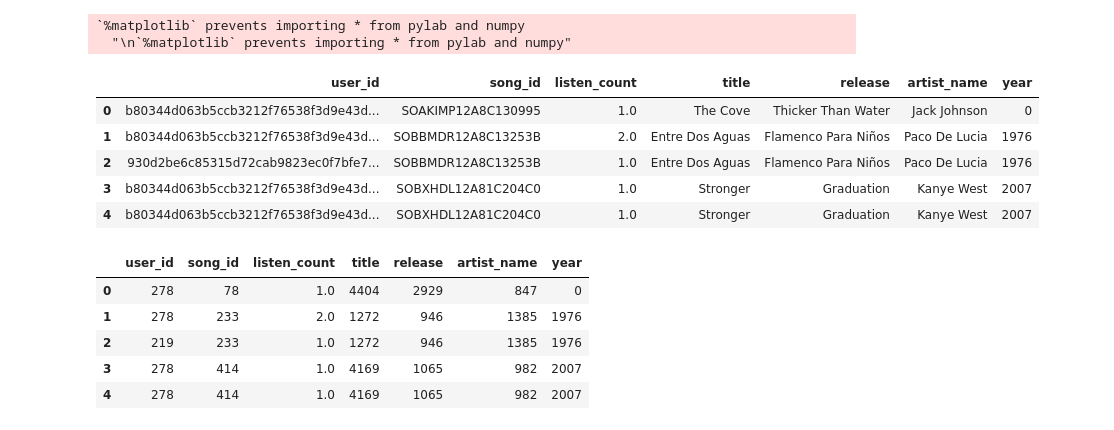
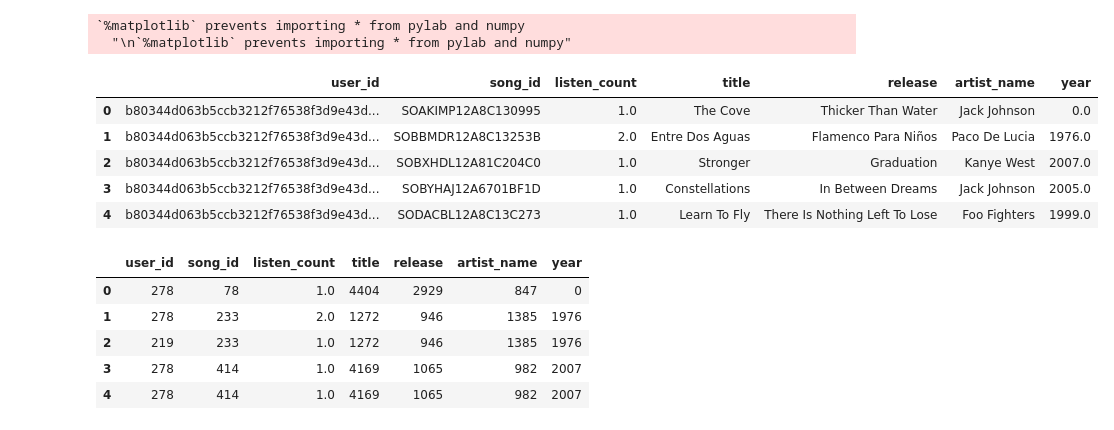
Before and after one commit to kiteena/257teamproject-recommendation, a Jupyter notebook: Feature Identification and K-Means Clustering.ipynb, the cells around one changed output. Drawn from its saved outputs; the diff is of its cells as text; code cells hidden in the pictures.

```diff
--- a/Feature Identification and K-Means Clustering.ipynb
+++ b/Feature Identification and K-Means Clustering.ipynb
@@ -27,20 +29,24 @@ Populating the interactive namespace from numpy and matplotlib
 # %%
 # datasets provided by https://github.com/llSourcell/recommender_live
 dataset1 = '/home/kristina/Downloads/10000.txt'
 dataset2 = '/home/kristina/Downloads/song_data.csv'
 
 temp_df1 = pd.read_csv(dataset1, sep="\t", names =["user_id", "song_id", "listen_count"])
 temp_df2 = pd.read_csv(dataset2)
 
-final_df = pd.merge(temp_df1, temp_df2)
+#print(len(temp_df1))
+#print(len(temp_df2))
+
+#final_df = pd.merge(temp_df1, temp_df2)
+final_df = pd.merge(temp_df1, temp_df2.drop_duplicates(['song_id']), on="song_id", how="left")
 final_df.head()
 # %% [output]
 |  | user_id | song_id | listen_count | title | release | artist_name | year |
-| 0 | b80344d063b5ccb3212f76538f3d9e43d... | SOAKIMP12A8C130995 | 1.0 | The Cove | Thicker Than Water | Jack Johnson | 0 |
-| 1 | b80344d063b5ccb3212f76538f3d9e43d... | SOBBMDR12A8C13253B | 2.0 | Entre Dos Aguas | Flamenco Para Niños | Paco De Lucia | 1976 |
-| 2 | 930d2be6c85315d72cab9823ec0f7bfe7... | SOBBMDR12A8C13253B | 1.0 | Entre Dos Aguas | Flamenco Para Niños | Paco De Lucia | 1976 |
-| 3 | b80344d063b5ccb3212f76538f3d9e43d... | SOBXHDL12A81C204C0 | 1.0 | Stronger | Graduation | Kanye West | 2007 |
-| 4 | b80344d063b5ccb3212f76538f3d9e43d... | SOBXHDL12A81C204C0 | 1.0 | Stronger | Graduation | Kanye West | 2007 |
+| 0 | b80344d063b5ccb3212f76538f3d9e43d... | SOAKIMP12A8C130995 | 1.0 | The Cove | Thicker Than Water | Jack Johnson | 0.0 |
+| 1 | b80344d063b5ccb3212f76538f3d9e43d... | SOBBMDR12A8C13253B | 2.0 | Entre Dos Aguas | Flamenco Para Niños | Paco De Lucia | 1976.0 |
+| 2 | b80344d063b5ccb3212f76538f3d9e43d... | SOBXHDL12A81C204C0 | 1.0 | Stronger | Graduation | Kanye West | 2007.0 |
+| 3 | b80344d063b5ccb3212f76538f3d9e43d... | SOBYHAJ12A6701BF1D | 1.0 | Constellations | In Between Dreams | Jack Johnson | 2005.0 |
+| 4 | b80344d063b5ccb3212f76538f3d9e43d... | SODACBL12A8C13C273 | 1.0 | Learn To Fly | There Is Nothing Left To Lose | Foo Fighters | 1999.0 |
 # %%
 final_df["user_id"] = pd.Categorical(final_df["user_id"])
 final_df['user_id'] = final_df["user_id"].cat.codes
```
Also changed, not shown: parts of 11 cells of this notebook, 2 other files.
